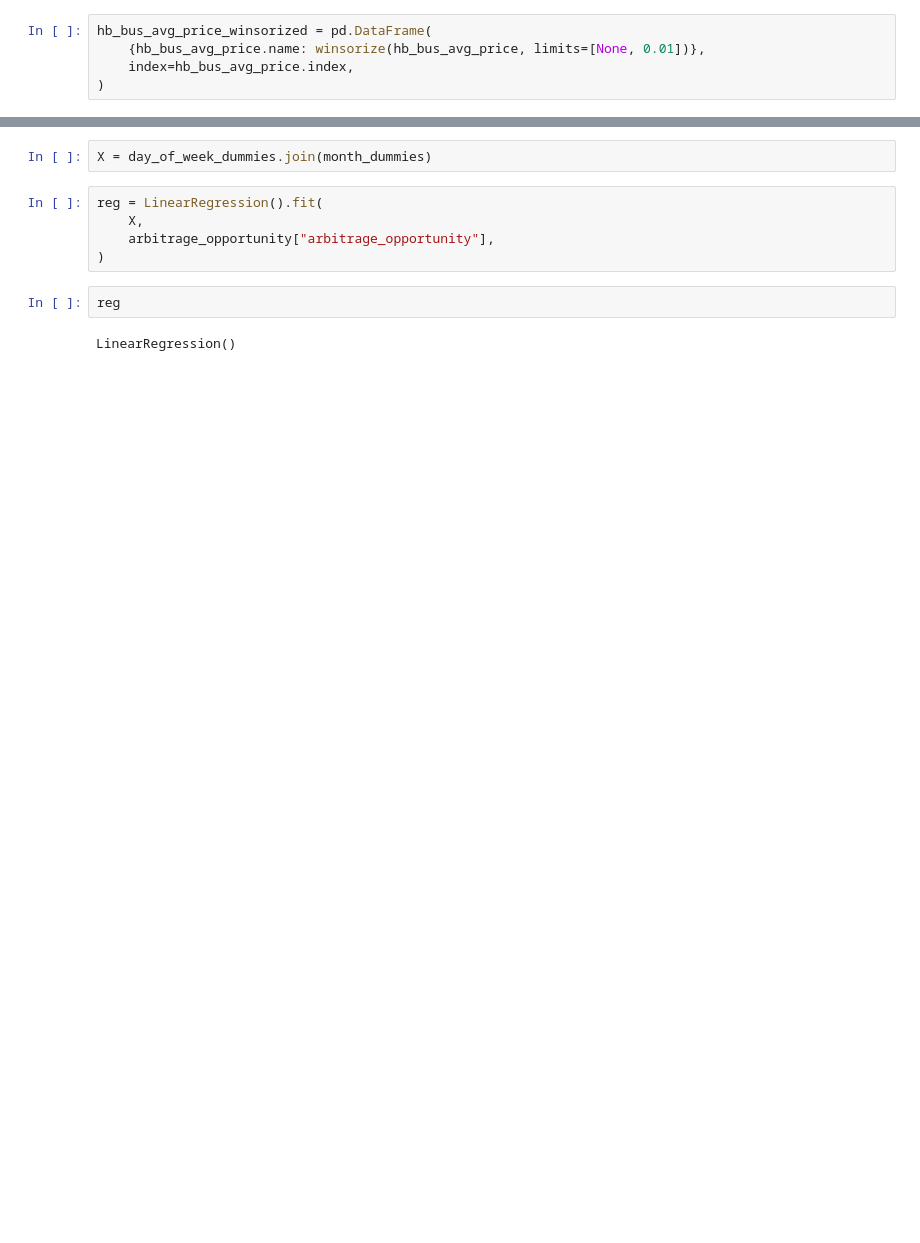
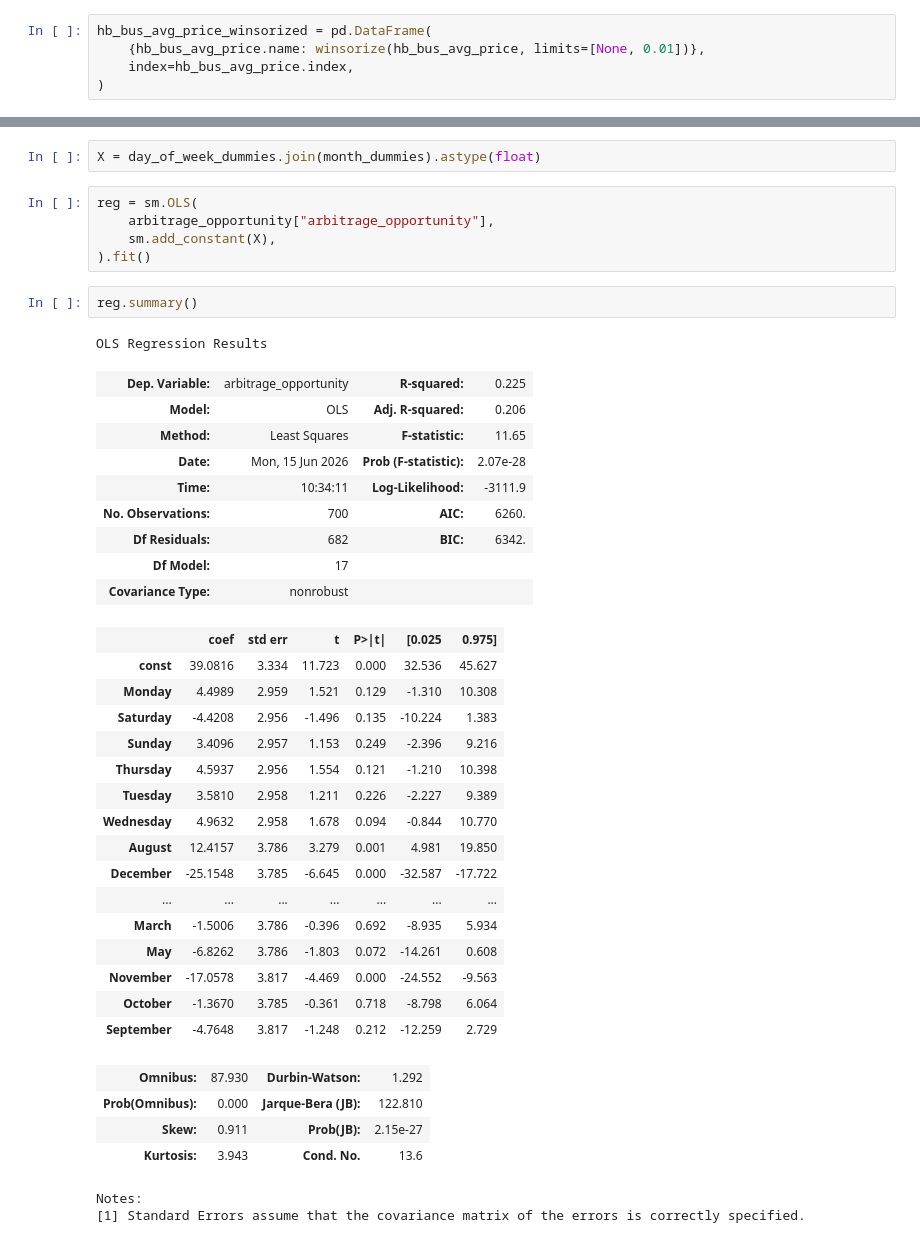
Before and after one commit to andrewkittredge/modo_energy, a Jupyter notebook: settlement-prices-scratch.ipynb, the cells around one changed output, grey strips where cells are left out. Drawn from its saved outputs; the diff is of its cells as text; blank space fills up the shorter version.

```diff
--- a/settlement-prices-scratch.ipynb
+++ b/settlement-prices-scratch.ipynb
@@ -39,11 +75,42 @@ month_dummies = pd.get_dummies(
 # %%
-X = day_of_week_dummies.join(month_dummies)
+X = day_of_week_dummies.join(month_dummies).astype(float)
 # %%
-reg = LinearRegression().fit(
-    X,
+reg = sm.OLS(
     arbitrage_opportunity["arbitrage_opportunity"],
-)
+    sm.add_constant(X),
+).fit()
 # %%
-reg
+reg.summary()
 # %% [output]
-LinearRegression()
+OLS Regression Results
+| Dep. Variable: | arbitrage_opportunity | R-squared: | 0.225 |
+| Model: | OLS | Adj. R-squared: | 0.206 |
+| Method: | Least Squares | F-statistic: | 11.65 |
+| Date: | Mon, 15 Jun 2026 | Prob (F-statistic): | 2.07e-28 |
+| Time: | 10:34:11 | Log-Likelihood: | -3111.9 |
+| No. Observations: | 700 | AIC: | 6260. |
+| Df Residuals: | 682 | BIC: | 6342. |
+| Df Model: | 17 |  |  |
+| Covariance Type: | nonrobust |  |  |
+|  | coef | std err | t | P>|t| | [0.025 | 0.975] |
+| const | 39.0816 | 3.334 | 11.723 | 0.000 | 32.536 | 45.627 |
+| Monday | 4.4989 | 2.959 | 1.521 | 0.129 | -1.310 | 10.308 |
+| Saturday | -4.4208 | 2.956 | -1.496 | 0.135 | -10.224 | 1.383 |
+| Sunday | 3.4096 | 2.957 | 1.153 | 0.249 | -2.396 | 9.216 |
+| Thursday | 4.5937 | 2.956 | 1.554 | 0.121 | -1.210 | 10.398 |
+| Tuesday | 3.5810 | 2.958 | 1.211 | 0.226 | -2.227 | 9.389 |
+| Wednesday | 4.9632 | 2.958 | 1.678 | 0.094 | -0.844 | 10.770 |
+| August | 12.4157 | 3.786 | 3.279 | 0.001 | 4.981 | 19.850 |
+| December | -25.1548 | 3.785 | -6.645 | 0.000 | -32.587 | -17.722 |
+| ... | ... | ... | ... | ... | ... | ... |
+| March | -1.5006 | 3.786 | -0.396 | 0.692 | -8.935 | 5.934 |
+| May | -6.8262 | 3.786 | -1.803 | 0.072 | -14.261 | 0.608 |
+| November | -17.0578 | 3.817 | -4.469 | 0.000 | -24.552 | -9.563 |
+| October | -1.3670 | 3.785 | -0.361 | 0.718 | -8.798 | 6.064 |
+| September | -4.7648 | 3.817 | -1.248 | 0.212 | -12.259 | 2.729 |
+| Omnibus: | 87.930 | Durbin-Watson: | 1.292 |
+| Prob(Omnibus): | 0.000 | Jarque-Bera (JB): | 122.810 |
+| Skew: | 0.911 | Prob(JB): | 2.15e-27 |
+| Kurtosis: | 3.943 | Cond. No. | 13.6 |
+Notes:
+[1] Standard Errors assume that the covariance matrix of the errors is correctly specified.
```
Also changed, not shown: parts of 9 cells of this notebook, 1 other file.
